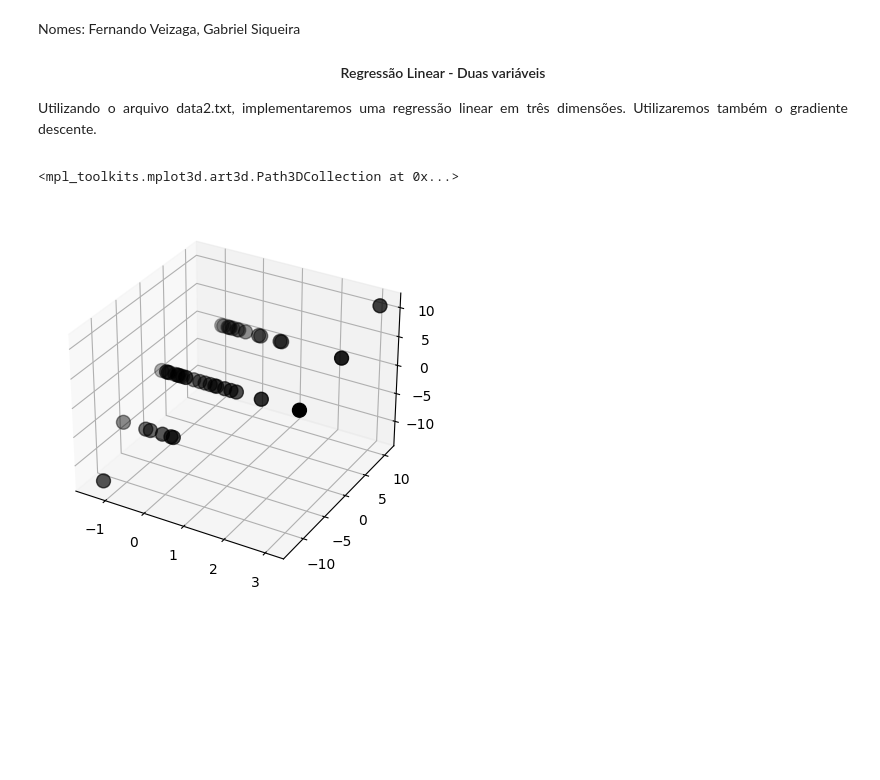
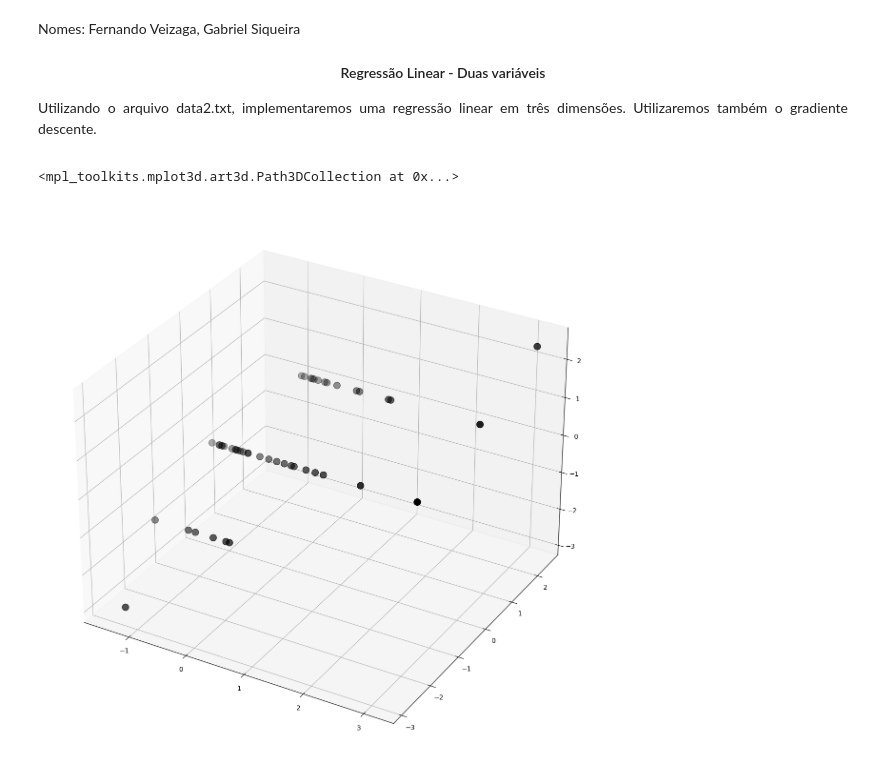
Before and after one commit to GabrielSiqueira1/Computational-Intelligence, a Jupyter notebook: regressao-linear-duas-variavel.ipynb, the cells around one changed output. Saved outputs shown, nothing was run; the diff lists cells and outputs as text; code cells hidden in the pictures; blank space fills up the shorter version.

Commit message:
plot

```diff
--- a/regressao-linear-duas-variavel.ipynb
+++ b/regressao-linear-duas-variavel.ipynb
@@ -52,9 +53,9 @@ for l in range(0, len(x1)): # Desvios padrão
     dp_1 += (x1[k]-media_1)**2
     dp_2 += (y1[k]-media_2)**2
     dp_3 += (z1[k]-media_3)**2
-dp_1 = np.sqrt(dp_1/len(x1))
-dp_2 = np.sqrt(dp_2/len(x1))
-dp_3 = np.sqrt(dp_3/len(x1))
+dp_1 = np.std(x1)
+dp_2 = np.std(y1)
+dp_3 = np.std(z1)
 
 x = []
 y = []
@@ -78,12 +79,12 @@ alpha_3 = 0.05
 tempo = 0
 LIMITE = 10**(-3)
 # %%
-fig = plt.figure()
+fig = plt.figure(figsize=(15, 15))
 ax = fig.add_subplot(111, projection='3d')
 ax.scatter(x, y, z, zdir='z', s=100, color='black')
 # %% [output]
 <mpl_toolkits.mplot3d.art3d.Path3DCollection at 0x...>
-[figure, old version]
+[figure, new version]
 # %%
 # Estabelecimento do código principal
 
```
Also changed, not shown: parts of 3 cells of this notebook.
